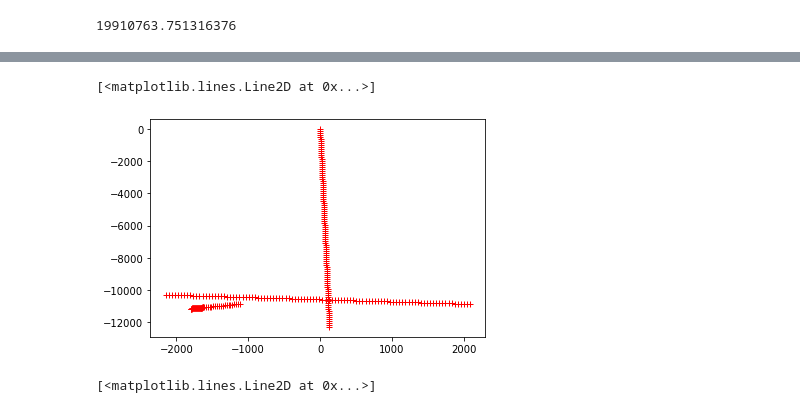
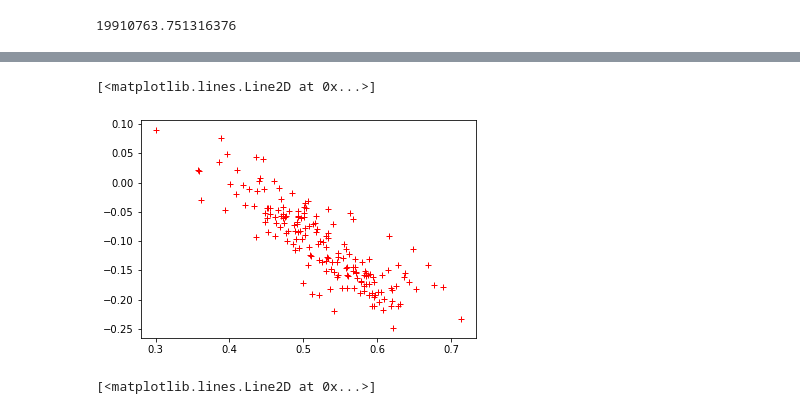
Before and after one commit to IExistSometimes/TIFF-An-y, a Jupyter notebook: Mapper.ipynb, the cells around one changed output, grey strips where cells are left out. Saved outputs shown, nothing was run; the diff lists cells and outputs as text; code cells hidden in the pictures.

Commit message:
Getting this back up to date
First denoising experiments
Separation of data points into individual tiles debug tools

```diff
--- a/Mapper.ipynb
+++ b/Mapper.ipynb
@@ -121,13 +363,27 @@ to_save.save('John1_curve_4points_png_test.png')
 # %%
-search_size = 2
+search_size = 6
 intensity_list = []
 for i in range(len(probe_points_placed)):
     #print(probe_points_placed[i][0],' ',probe_points_placed[i][1])
     intensity_list.append(get_brightness(int(probe_points_placed[i][0]),int(probe_points_placed[i][1]), search_size))
+
+clean_list_entries = []
+for i in range(len(probe_points_placed)):
+    if intensity_list[i] >70/256 and intensity_list[i] <250/256 and anorthite_list[i]>0.8 and anorthite_list[i]<0.9:
+        clean_list_entries.append(i)
+
 #xlim=[0.3,0.6], ylim=[0.8,0.9]
 fig, ax = plt.subplots(1,1)
-intensity_list = np.array(intensity_list)
-ax.plot(intensity_list,anorthite_list , 'r+')
+intensity_array = np.array(intensity_list)
+clean_intensity_array = intensity_array[clean_list_entries]
+anorthite_array = np.array(anorthite_list)
+clean_anorthite_array = anorthite_array[clean_list_entries]
+clean_x_array = np.array(probe_points_placed)[clean_list_entries, 0]
+clean_y_array = np.array(probe_points_placed)[clean_list_entries, 1]
+
+
+clean_set = np.array([clean_intensity_array, clean_anorthite_array, clean_x_array, clean_y_array])
+ax.plot(clean_intensity_array,clean_anorthite_array, 'r+')
 #ax.set_xlim(0.45*255,0.5*255)
 #ax.set_ylim(0.8,0.93)
 plt.show()
@@ -417,0 +800,10 @@ def draw_marker(x,y,size, image): #Draws a marker on the image so you can check
+# %%
+def get_expected_intensities(anint_parameter_bundle):
+
+    x = np.array(clean_set[2,:])
+    y = np.array(clean_set[3,:])
+    anorthite = np.array(clean_set[1,:])
+    x_coeff, y_coeff, intensity_coeff, offset = anint_parameter_bundle
+    intensities = (anorthite - ((x)*x_coeff + (y)*y_coeff + offset))/intensity_coeff
+
+    return intensities
@@ -417,0 +875,7 @@ def draw_marker(x,y,size, image): #Draws a marker on the image so you can check
+# %%
+model = LinearRegression()
+independents = np.transpose(np.array([clean_set[2], clean_set[3], clean_set[0]]))
+dependents = clean_set[1]
+#ind_train, ind_test, dep_train, dep_test = train_test_split(
+#    independents, dependents, test_size=0.3, random_state=7)
+model.fit(independents, dependents)
@@ -417,0 +892,2 @@ def draw_marker(x,y,size, image): #Draws a marker on the image so you can check
+# %%
+multi_lin_reg_parameter_bundle = np.append(model.coef_,model.intercept_)
@@ -423,8 +971,9 @@ plt.plot(probe_x_list, probe_y_list, 'r+')
 # %%
-plt.plot(probe_x_centred, probe_y_centred, 'r+')
+expected_intensities = get_expected_intensities(multi_lin_reg_parameter_bundle)
+plt.plot(expected_intensities, clean_set[0,:]-expected_intensities,  'r+')
 # %% [output]
 [<matplotlib.lines.Line2D at 0x...>]
-[figure, old version]
+[figure, new version]
 # %%
 plt.plot(probe_x_rotated, probe_y_rotated, 'r+')
 # %% [output]
```
Also changed, not shown: parts of 61 cells of this notebook, 4 other files.
